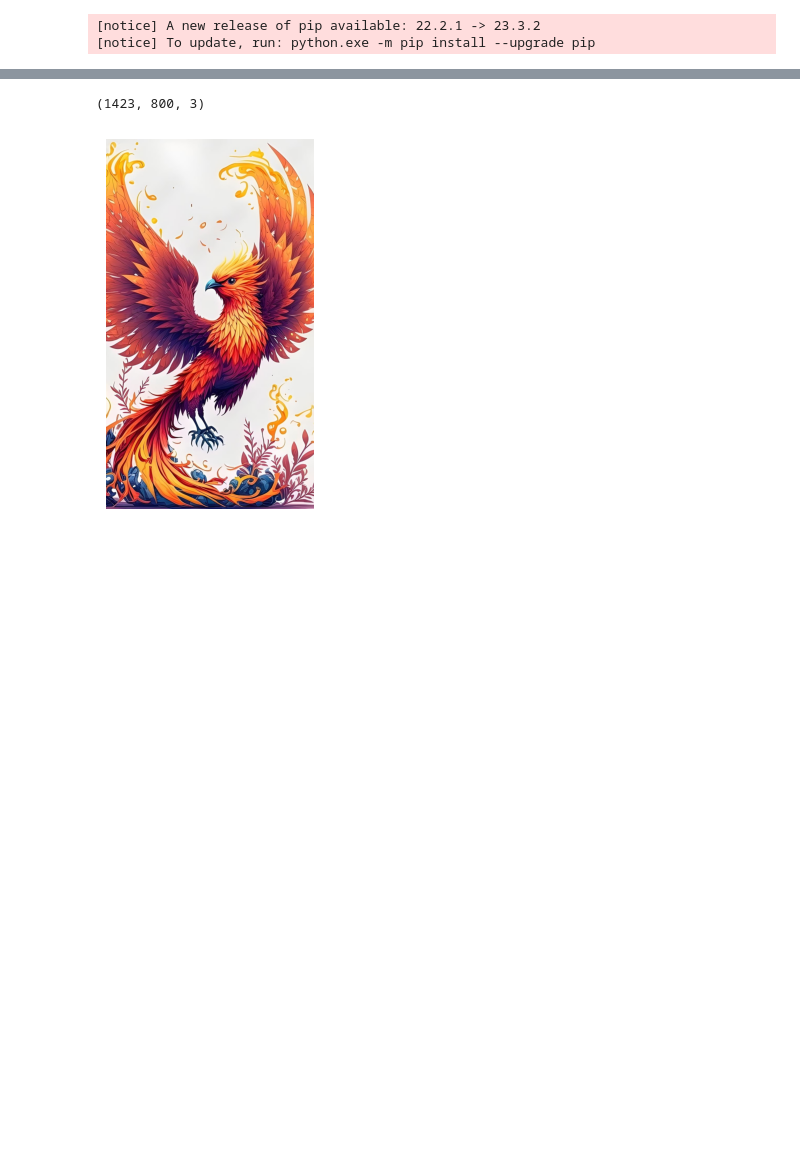
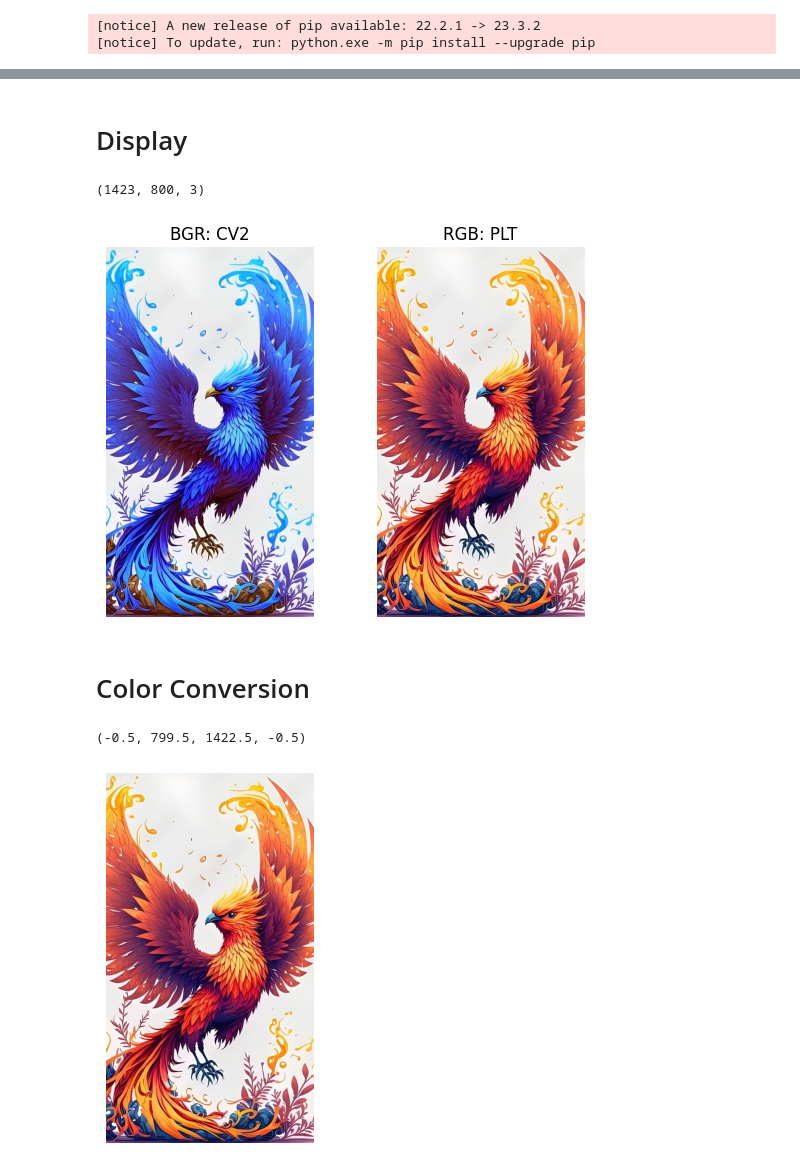
Before and after one commit to RoksanaMaya/OpenCV, a Jupyter notebook: openCV_manupulation.ipynb, the cells around one changed output, grey strips where cells are left out. Drawn from its saved outputs; the diff is of its cells as text; code cells hidden in the pictures; blank space fills up the shorter version.

```diff
--- a/openCV_manupulation.ipynb
+++ b/openCV_manupulation.ipynb
@@ -13,3 +17,4 @@ from matplotlib import pyplot as plt
 # %%
 path='phoenix.jpg'
-image = cv2.imread(path)
+image_cv2 = cv2.imread(path)
+image_plt=plt.imread(path)
@@ -16,12 +44,31 @@ image = cv2.imread(path)
+# %% [markdown]
+# Display
+# %%
+
+
+# Display the image using Matplotlib
+# cv2.imread has the colour map as BGR so it represents color differently
+plt.subplot(1, 2, 1)
+plt.imshow(image_cv2)
+plt.title("BGR: CV2")
+plt.axis('off')
+# plt.imread represents color map as RGB
+plt.subplot(1, 2, 2)
+plt.imshow(image_plt)
+plt.title("RGB: PLT")
+plt.axis('off')  # Turn off axis labels
+
+image_cv2.shape
+# %% [output]
+(1423, 800, 3)
+[figure, added]
+# %% [markdown]
+# Color Conversion
 # %%
 # Convert BGR to RGB (OpenCV uses BGR by default)
-image_rgb = cv2.cvtColor(image, cv2.COLOR_BGR2RGB)
-
-# Display the image using Matplotlib
+image_rgb = cv2.cvtColor(image_cv2, cv2.COLOR_BGR2RGB)
 plt.imshow(image_rgb)
-plt.axis('off')  # Turn off axis labels
-
-image_rgb.shape
+plt.axis('off')
 # %% [output]
-(1423, 800, 3)
+(-0.5, 799.5, 1422.5, -0.5)
 [figure]
```
Also changed, not shown: parts of 19 cells of this notebook.
